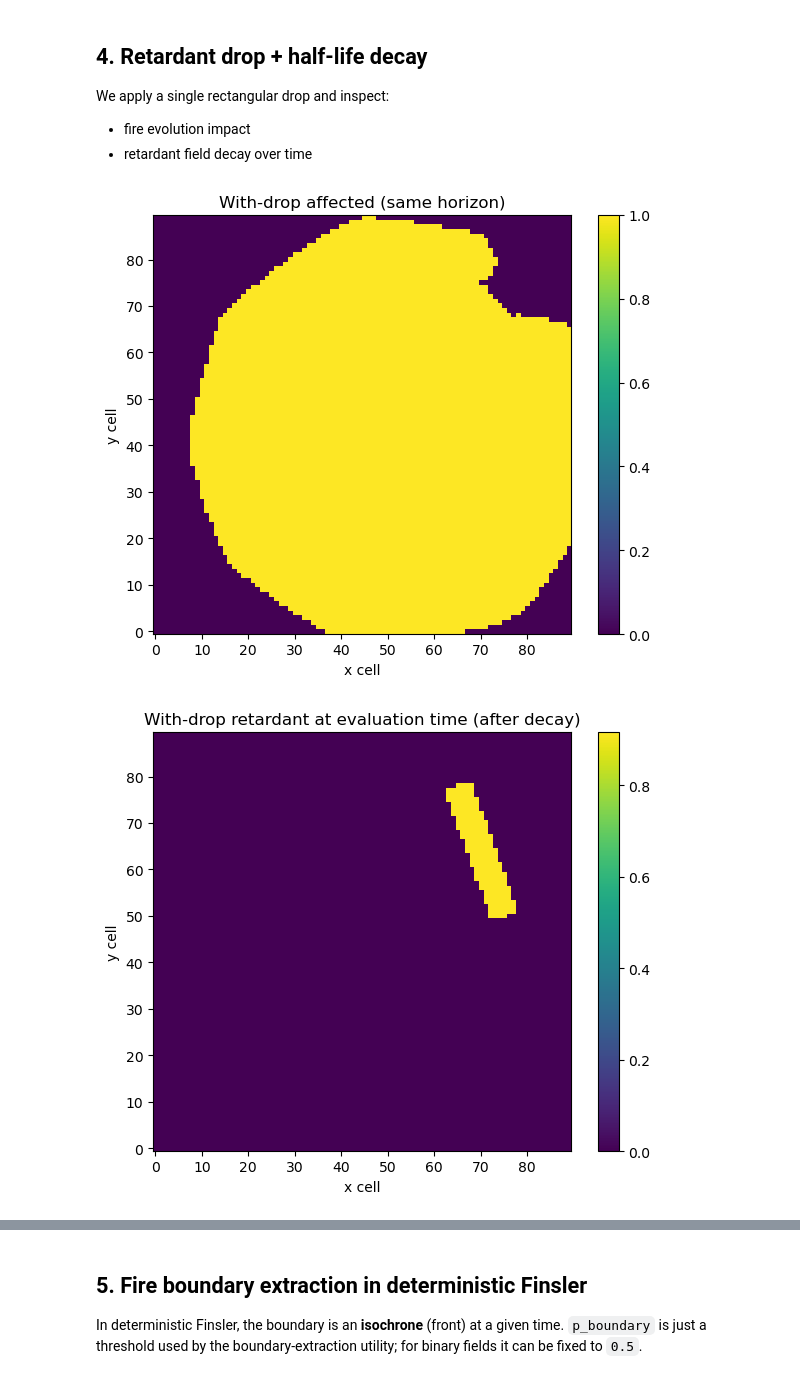
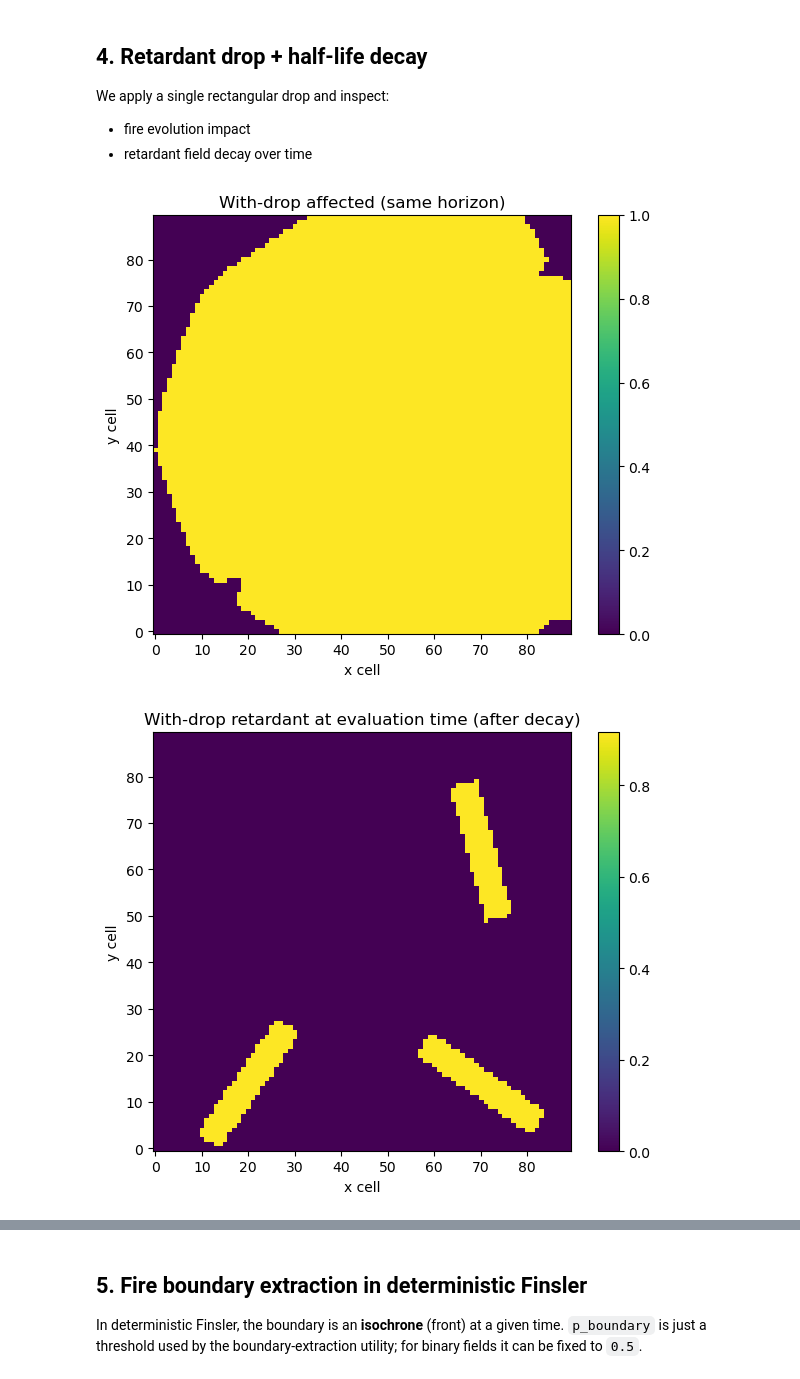
Before and after one commit to joshgreenwa/PyroFinsler, a Jupyter notebook: Updated Finsler Model.ipynb, the cells around one changed output, grey strips where cells are left out. Cells and saved outputs as stored; diff of their text form; code cells hidden in the pictures.

Commit message:
finsler more sophisticated + boundary fixed

```diff
--- a/Updated Finsler Model.ipynb
+++ b/Updated Finsler Model.ipynb
@@ -49,6 +49,11 @@ wind = np.zeros((nx, ny, 2), dtype=float)
 wind[..., 0] = 3.5
 wind[..., 1] = 0.5 + 0.8 * xs[:, 0][:, None]
 
+# Simple slope field: gentle ridge along +x with downhill toward +y
+slope = np.zeros((nx, ny, 2), dtype=float)
+slope[..., 0] = 0.3 * xs  # slope component aligned with x
+slope[..., 1] = -0.15 * ys  # downhill when y increases
+
 env = FireEnv(
     grid_size=(nx, ny),
     domain_km=domain_km,
@@ -63,6 +68,7 @@ env = FireEnv(
     drop_h_km=drop_h_km,
     drop_amount=drop_amount,
     ros_mps=ros_mps,
+    slope=slope,
     # wind_coeff is unused by the Finsler model, but can exist in the env
     wind_coeff=0.6,
     diag=True,
@@ -70,7 +76,7 @@ env = FireEnv(
 # %% [markdown]
 ## 2. Model + plotting helpers
 # %%
-finsler = FinslerFireModel(env, diag=True, k_wind=0.45, w_ref=5.0)
+finsler = FinslerFireModel(env, diag=True, k_wind=0.45, w_ref=5.0, k_slope=0.35)
 
 def plot_field(field2d, title, cmap=None):
     plt.figure(figsize=(6, 5))
@@ -139,9 +145,13 @@ We apply a single rectangular drop and inspect:
 - fire evolution impact
 - retardant field decay over time
 # %%
-# One drone parameter: (x0, y0, phi)
-# Here: place the drop slightly downwind of the ignition
-demo_drone_params = np.array([[ignition_center[0] + 25, ignition_center[1] + 25, np.deg2rad(20)]], dtype=float)
+# Three drone parameters: (x0, y0, phi)
+# Roughly bracket the active front with different headings
+demo_drone_params = np.array([
+    (ignition_center[0] + 25, ignition_center[1] + 25, np.deg2rad(15)),
+    (ignition_center[0] - 25, ignition_center[1] - 25, np.deg2rad(-35)),
+    (ignition_center[0] + 25, ignition_center[1] - 25, np.deg2rad(55)),
+], dtype=float)
 
 state_with_drop = finsler.simulate_from_firestate(
     init_state,
@@ -152,32 +162,32 @@ state_with_drop = finsler.simulate_from_firestate(
 plot_firestate(state_with_drop, kind="affected", title="With-drop affected (same horizon)")
 plot_firestate(state_with_drop, kind="retardant", title="With-drop retardant at evaluation time (after decay)")
 
 # Visualise decay explicitly by querying the firestate at multiple absolute times.
 t_abs0 = drop_time_s
 t_abs1 = drop_time_s + retardant_half_life_s
 t_abs2 = drop_time_s + 2 * retardant_half_life_s
 
 # Re-run from ignition to ensure we view the drop starting at drop time
 _ = finsler.simulate_from_ignition(T=drop_time_s, center=ignition_center, radius_km=ignition_radius_km)
 # apply drop starting at t=drop_time_s
 finsler.reset_retardant()
 finsler._start_time_s = drop_time_s
 finsler._retardant_t0_s = drop_time_s
 finsler.apply_retardant_cartesian(demo_drone_params)
 finsler.init_state(center=ignition_center, radius_km=ignition_radius_km)
 
 st0 = finsler.firestate_at_time(t_abs0)
 st1 = finsler.firestate_at_time(t_abs1)
 st2 = finsler.firestate_at_time(t_abs2)
 
 vmax = st0.retardant.max()
 for state, title in [(st0, "after drop"), (st1, "after 1 half-life"), (st2, "after 2 half-lives")]:
     r = state.retardant[0]
     plt.figure(figsize=(6,5))
     plt.imshow(r.T, origin="lower", aspect="equal", vmin=0.0, vmax=vmax)
     plt.colorbar(label="Retardant load")
     plt.title(title)
     plt.show()
 # %% [output]
-[figure, old version]
+[figure, new version]
-[figure, old version]
+[figure, new version]
```
Also changed, not shown: parts of 8 cells of this notebook, 4 other files.
